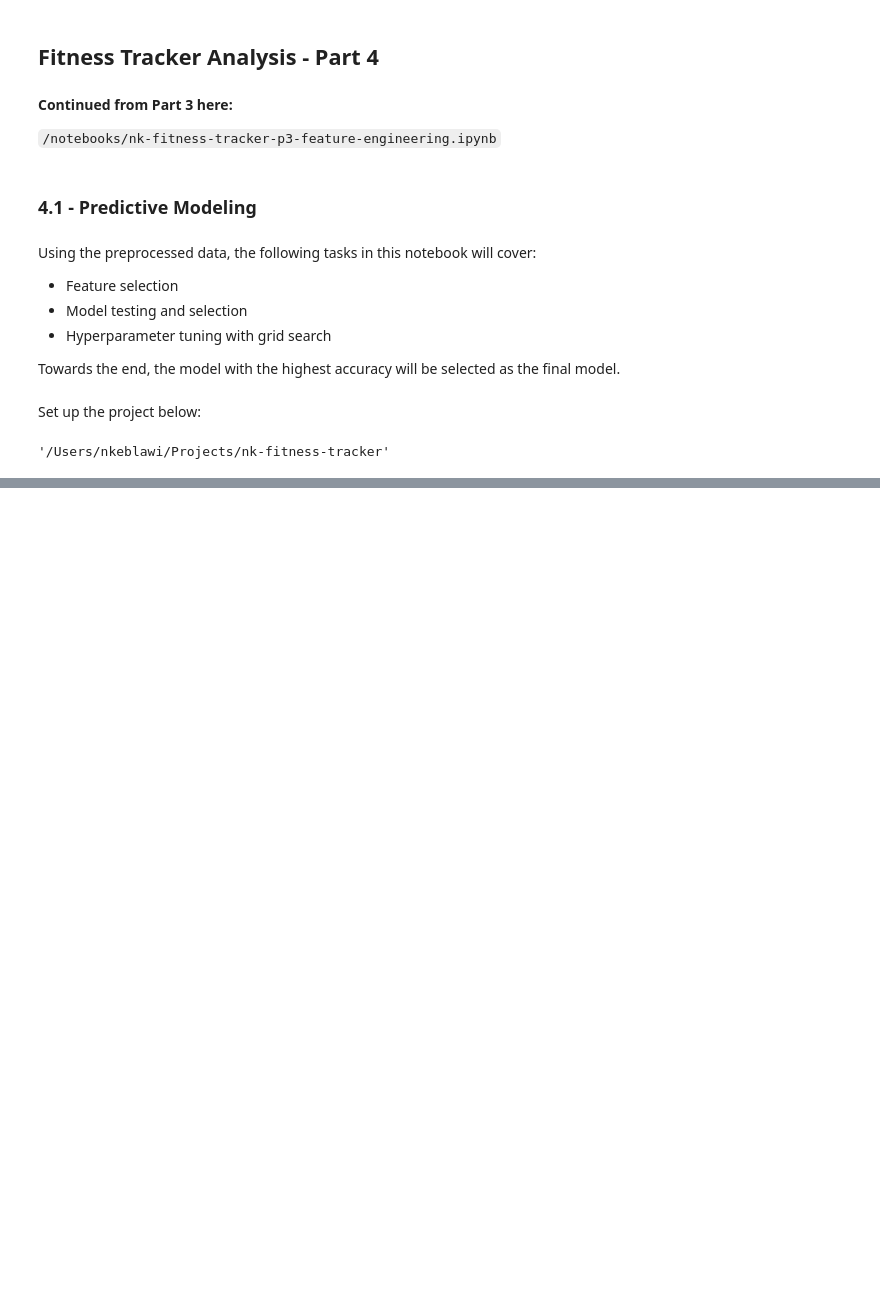
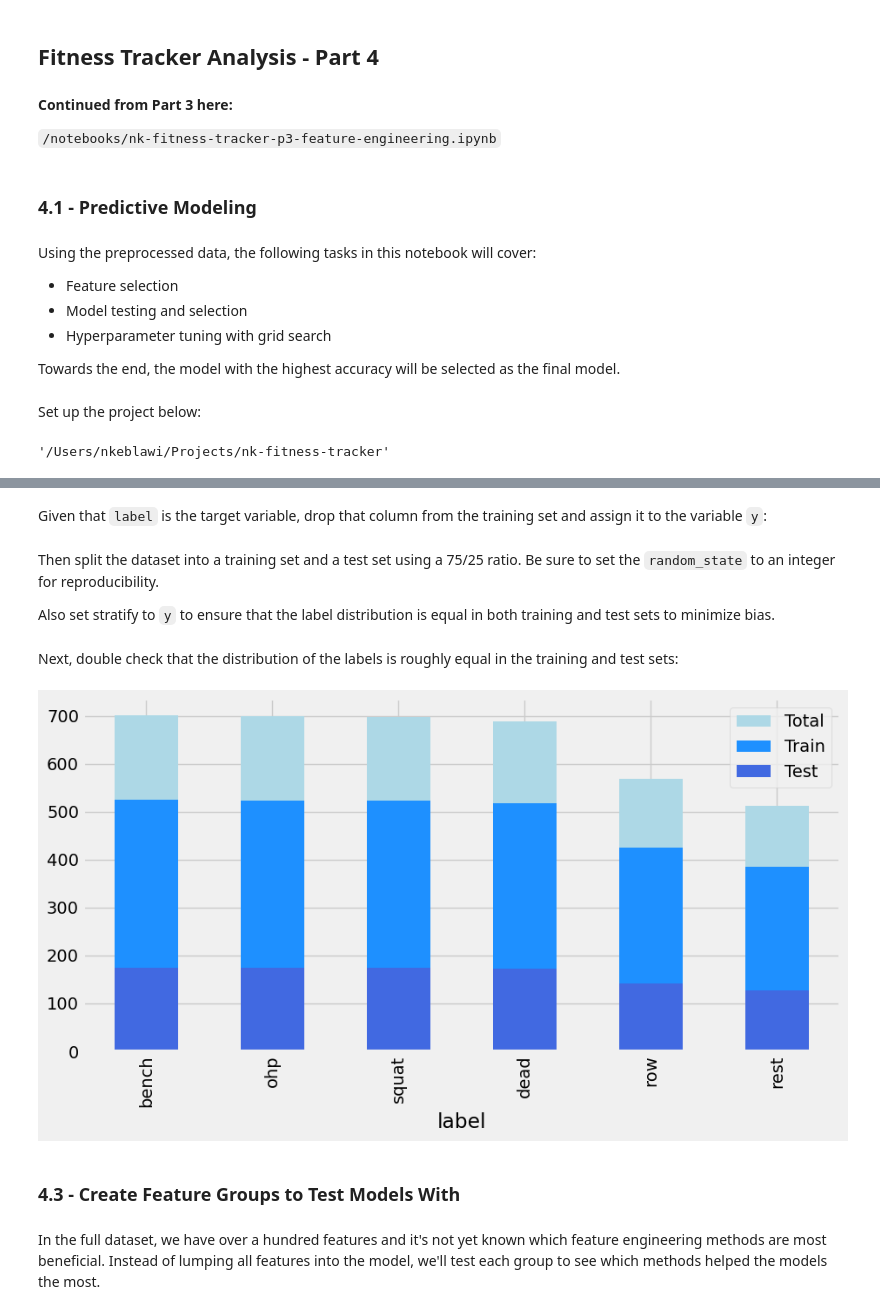
Before and after one commit to nkeblawi/nk-fitness-tracker, a Jupyter notebook: notebooks/nk-fitness-tracker-p4-predictive-modeling.ipynb, the cells around one changed output, grey strips where cells are left out. Drawn from its saved outputs; the diff is of its cells as text; code cells hidden in the pictures; blank space fills up the shorter version.

```diff
--- a/notebooks/nk-fitness-tracker-p4-predictive-modeling.ipynb
+++ b/notebooks/nk-fitness-tracker-p4-predictive-modeling.ipynb
@@ -48,0 +48,32 @@ from src.models.LearningAlgorithms import ClassificationAlgorithms
+# %%
+df_train = df.drop(["participant", "category", "set"], axis=1)
+# %% [markdown]
+Given that `label` is the target variable, drop that column from the training set and assign it to the variable `y`:
+# %%
+X = df_train.drop("label", axis=1)
+y = df_train["label"]
+# %% [markdown]
+Then split the dataset into a training set and a test set using a 75/25 ratio. Be sure to set the `random_state` to an integer for reproducibility.
+
+Also set stratify to `y` to ensure that the label distribution is equal in both training and test sets to minimize bias.
+# %%
+X_train, X_test, y_train, y_test = train_test_split(
+    X, y, test_size=0.25, random_state=42, stratify=y
+)
+# %% [markdown]
+Next, double check that the distribution of the labels is roughly equal in the training and test sets:
+# %%
+fig, ax = plt.subplots(figsize=(10, 5))
+df_train["label"].value_counts().plot(
+    kind="bar", ax=ax, color="lightblue", label="Total"
+)
+y_train.value_counts().plot(kind="bar", ax=ax, color="dodgerblue", label="Train")
+y_test.value_counts().plot(kind="bar", ax=ax, color="royalblue", label="Test")
+plt.legend()
+plt.show()
+# %% [output]
+[figure, added]
+# %% [markdown]
+### 4.3 - Create Feature Groups to Test Models With
+# %% [markdown]
+In the full dataset, we have over a hundred features and it's not yet known which feature engineering methods are most beneficial. Instead of lumping all features into the model, we'll test each group to see which methods helped the models the most.
```
Also changed, not shown: parts of 32 cells of this notebook, 3 other files.
